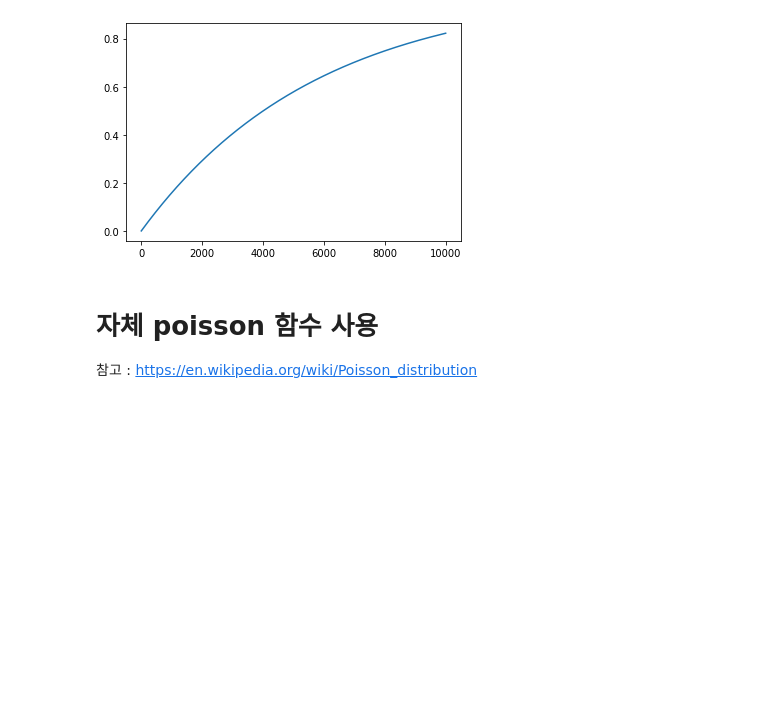
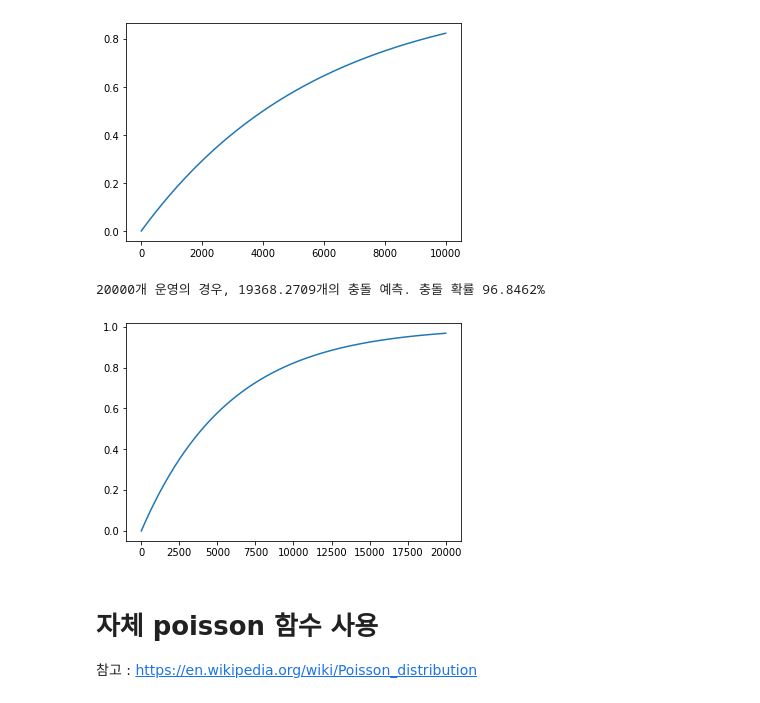
Before and after one commit to dolmani38/BLE-signal-collision-simulation, a Jupyter notebook: simulation_0626.ipynb, the cells around one changed output. Saved outputs shown, nothing was run; the diff lists cells and outputs as text; code cells hidden in the pictures; blank space fills up the shorter version.

```diff
--- a/simulation_0626.ipynb
+++ b/simulation_0626.ipynb
@@ -279,4 +279,5 @@ def collision_simulation3(signal_count=100,advInterval =5000):
 
     print(f"{signal_count}개 운영의 경우, {collision[-1]*i:.4f}개의 충돌 예측. 충돌 확률 {collision[-1]*100:.4f}%")
     plt.plot(collision)
+    return collision
 # %%
@@ -314,6 +315,11 @@ collision_simulation3(signal_count=10000)
 # %% [output]
 10000개 운영의 경우, 8223.1291개의 충돌 예측. 충돌 확률 82.2395%
 [figure]
+# %%
+poisson_model_2 =collision_simulation3(signal_count=20000)
+# %% [output]
+20000개 운영의 경우, 19368.2709개의 충돌 예측. 충돌 확률 96.8462%
+[figure, added]
 # %% [markdown]
 # 자체 poisson 함수 사용
 
```
Also changed, not shown: parts of 19 cells of this notebook.
